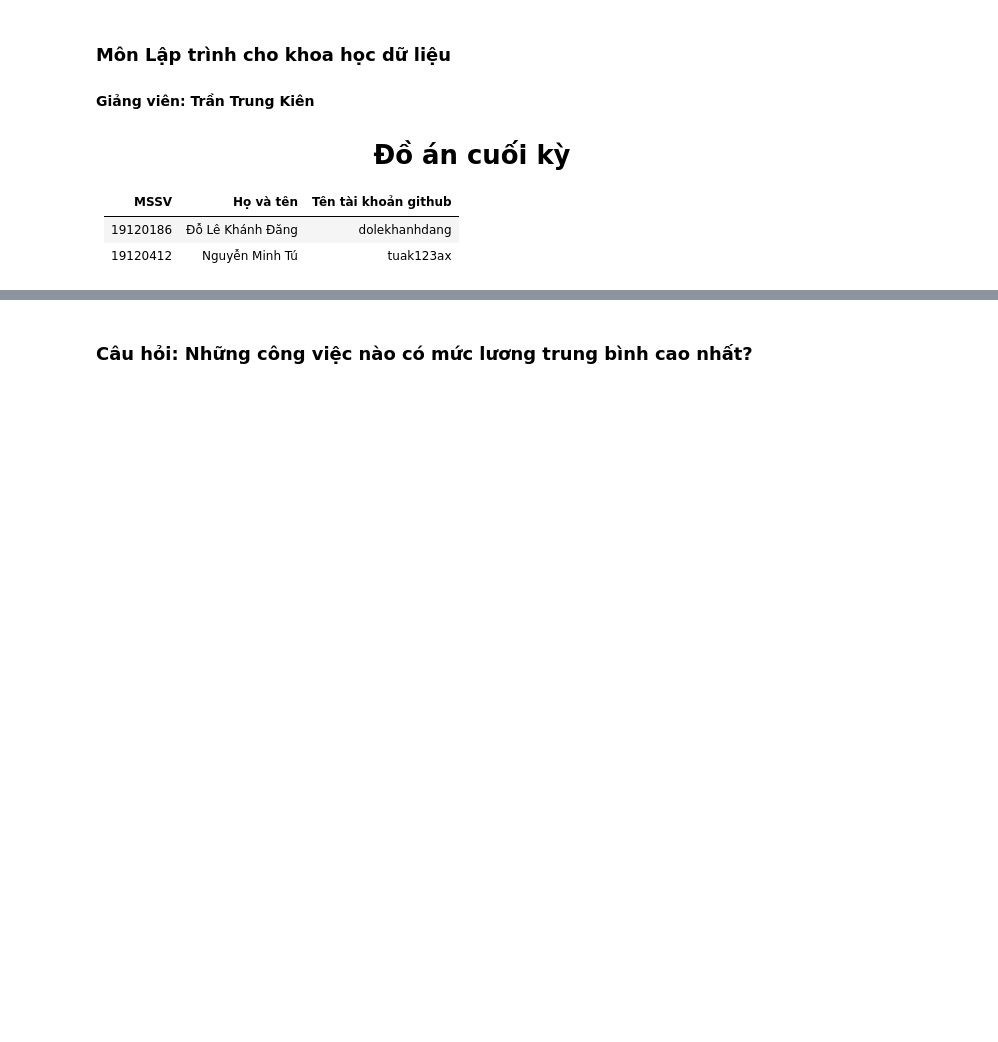
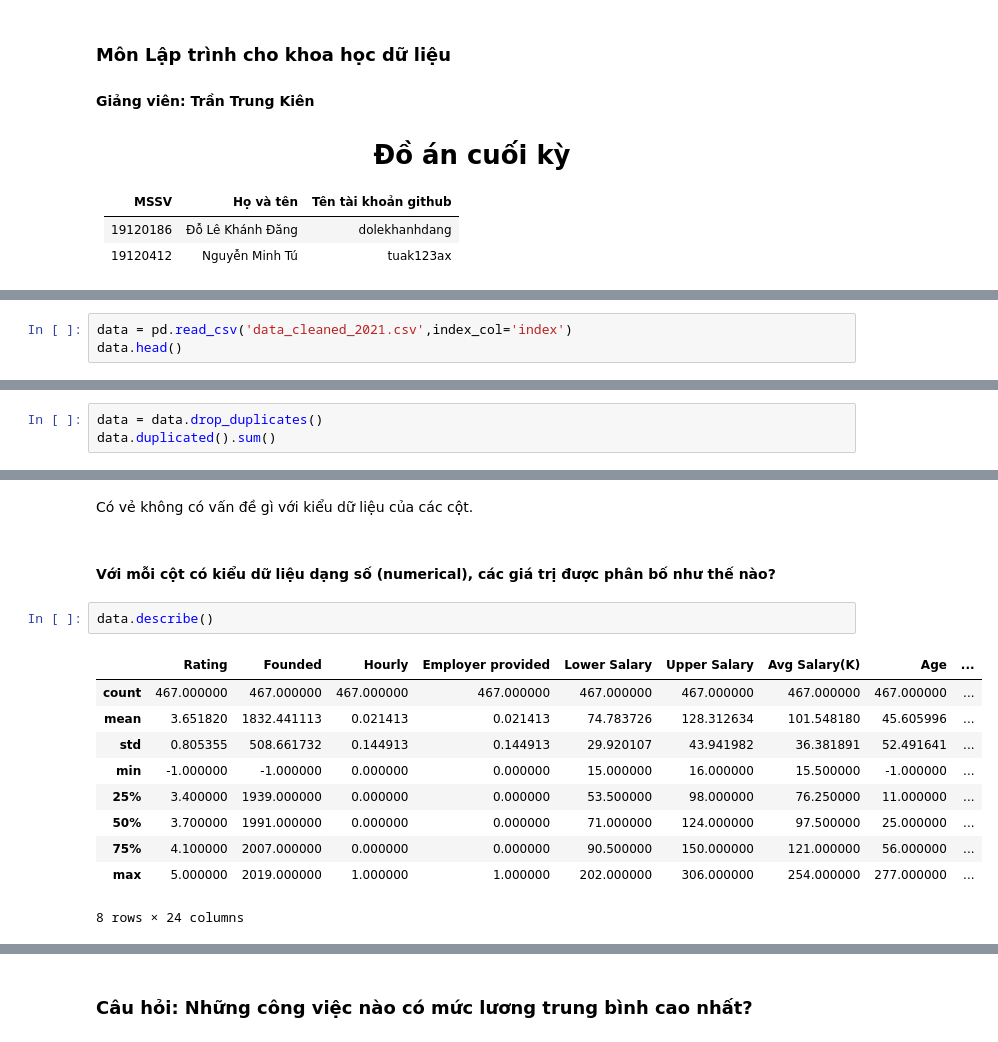
Before and after one commit to dolekhanhdang/-n-cu-i-k---LT-KHDL, a Jupyter notebook: Final Project.ipynb, the cells around one changed output, grey strips where cells are left out. Saved outputs shown, nothing was run; the diff lists cells and outputs as text; blank space fills up the shorter version.

```diff
--- a/Final Project.ipynb
+++ b/Final Project.ipynb
@@ -333,0 +30,3 @@ cate_col_df
+# %%
+data = pd.read_csv('data_cleaned_2021.csv',index_col='index')
+data.head()
@@ -333,0 +66,3 @@ cate_col_df
+# %%
+data = data.drop_duplicates()
+data.duplicated().sum()
@@ -333,0 +150,17 @@ cate_col_df
+# %% [markdown]
+Có vẻ không có vấn đề gì với kiểu dữ liệu của các cột.
+# %% [markdown]
+#### Với mỗi cột có kiểu dữ liệu dạng số (numerical), các giá trị được phân bố như thế nào?
+# %%
+data.describe()
+# %% [output]
+|  | Rating | Founded | Hourly | Employer provided | Lower Salary | Upper Salary | Avg Salary(K) | Age | ... |
+| count | 467.000000 | 467.000000 | 467.000000 | 467.000000 | 467.000000 | 467.000000 | 467.000000 | 467.000000 | ... |
+| mean | 3.651820 | 1832.441113 | 0.021413 | 0.021413 | 74.783726 | 128.312634 | 101.548180 | 45.605996 | ... |
+| std | 0.805355 | 508.661732 | 0.144913 | 0.144913 | 29.920107 | 43.941982 | 36.381891 | 52.491641 | ... |
+| min | -1.000000 | -1.000000 | 0.000000 | 0.000000 | 15.000000 | 16.000000 | 15.500000 | -1.000000 | ... |
+| 25% | 3.400000 | 1939.000000 | 0.000000 | 0.000000 | 53.500000 | 98.000000 | 76.250000 | 11.000000 | ... |
+| 50% | 3.700000 | 1991.000000 | 0.000000 | 0.000000 | 71.000000 | 124.000000 | 97.500000 | 25.000000 | ... |
+| 75% | 4.100000 | 2007.000000 | 0.000000 | 0.000000 | 90.500000 | 150.000000 | 121.000000 | 56.000000 | ... |
+| max | 5.000000 | 2019.000000 | 1.000000 | 1.000000 | 202.000000 | 306.000000 | 254.000000 | 277.000000 | ... |
+8 rows × 24 columns
```
Also changed, not shown: parts of 101 cells of this notebook.
